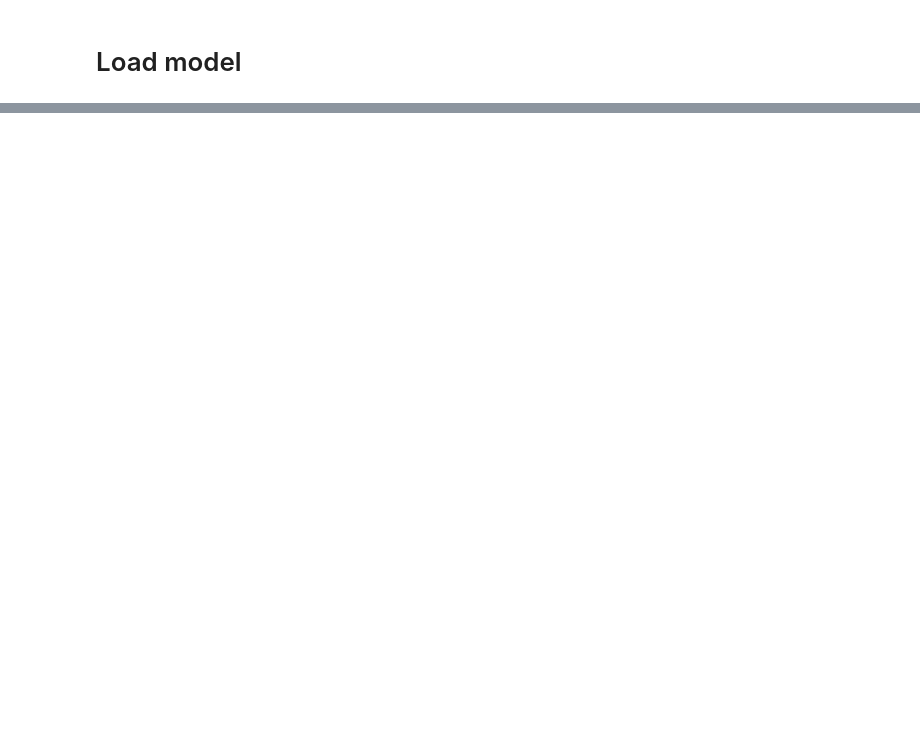
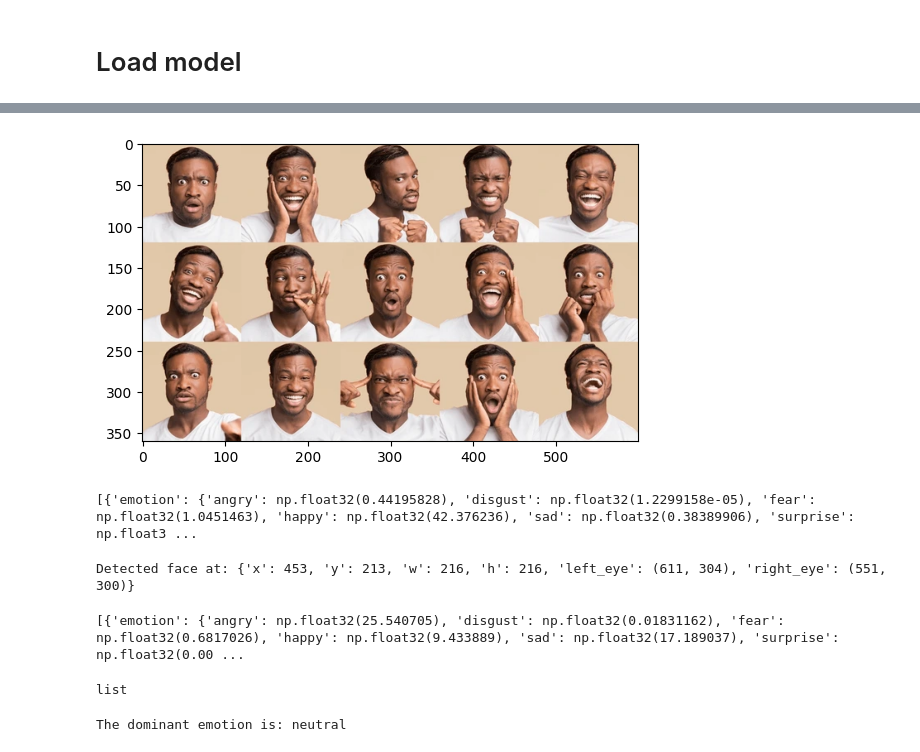
Before and after one commit to EdwardVuong-75/Facial-Expression-detection, a Jupyter notebook: main.ipynb, the cells around one changed output, grey strips where cells are left out. Drawn from its saved outputs; the diff is of its cells as text; code cells hidden in the pictures; blank space fills up the shorter version.

```diff
--- a/main.ipynb
+++ b/main.ipynb
@@ -429,0 +809,17 @@ if __name__ == "__main__":
+# %%
+
+# read image
+img = cv2.imread('gg.png')
+
+# call imshow() using plt object
+plt.imshow(img[:,:,::-1])
+
+# display that image
+plt.show()
+
+# storing the result
+result = DeepFace.analyze(img,actions=['emotion'])
+
+# print result
+print(result)
+# %% [output]
@@ -429,0 +827,43 @@ if __name__ == "__main__":
+[figure, added]
+[{'emotion': {'angry': np.float32(0.44195828), 'disgust': np.float32(1.2299158e-05), 'fear': np.float32(1.0451463), 'happy': np.float32(42.376236), 'sad': np.float32(0.38389906), 'surprise': np.float3 ...
+# %%
+# Load an image
+img_path = "RE4.png"
+
+# Detect faces using the default backend (e.g., OpenCV)
+detected_faces = DeepFace.extract_faces(img_path=img_path, detector_backend='opencv')
+
+# Iterate through detected faces
+for face_info in detected_faces:
+    face_image = face_info["face"] # The cropped face image
+    facial_area = face_info["facial_area"] # Bounding box coordinates
+
+    # You can now process the detected face image or its coordinates
+    print(f"Detected face at: {facial_area}")
+    cv2.imshow("Detected Face", face_image)
+    if cv2.waitKey(1) & 0xFF == ord('q'):
+            break
+
+cv2.destroyAllWindows()
+# %% [output]
+Detected face at: {'x': 453, 'y': 213, 'w': 216, 'h': 216, 'left_eye': (611, 304), 'right_eye': (551, 300)}
+# %%
+img = cv2.imread("RE4.png")
+predictions = DeepFace.analyze(img,actions=['emotion'])
+print(predictions)
+# %% [output]
+[{'emotion': {'angry': np.float32(25.540705), 'disgust': np.float32(0.01831162), 'fear': np.float32(0.6817026), 'happy': np.float32(9.433889), 'sad': np.float32(17.189037), 'surprise': np.float32(0.00 ...
+# %%
+type(predictions)
+# %% [output]
+list
+# %%
+emotion_dict = predictions[0]['emotion']
+
+# Find the key with the maximum value
+dominant_emotion = max(emotion_dict, key=emotion_dict.get)
+
+# Print the result
+print(f"The dominant emotion is: {dominant_emotion}")
+# %% [output]
+The dominant emotion is: neutral
```
Also changed, not shown: parts of 21 cells of this notebook, 1 other file.
